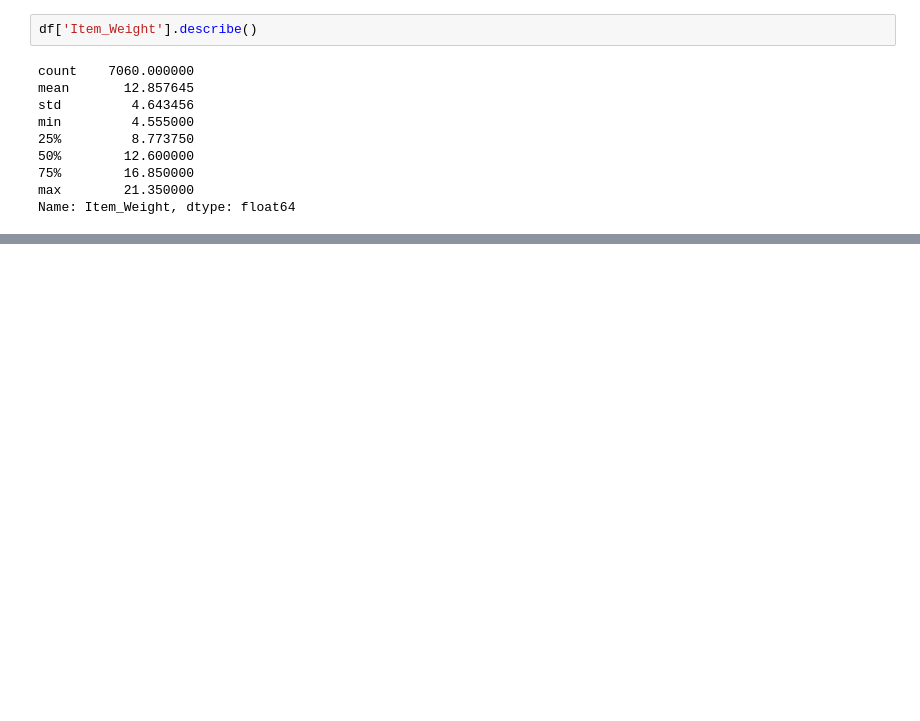
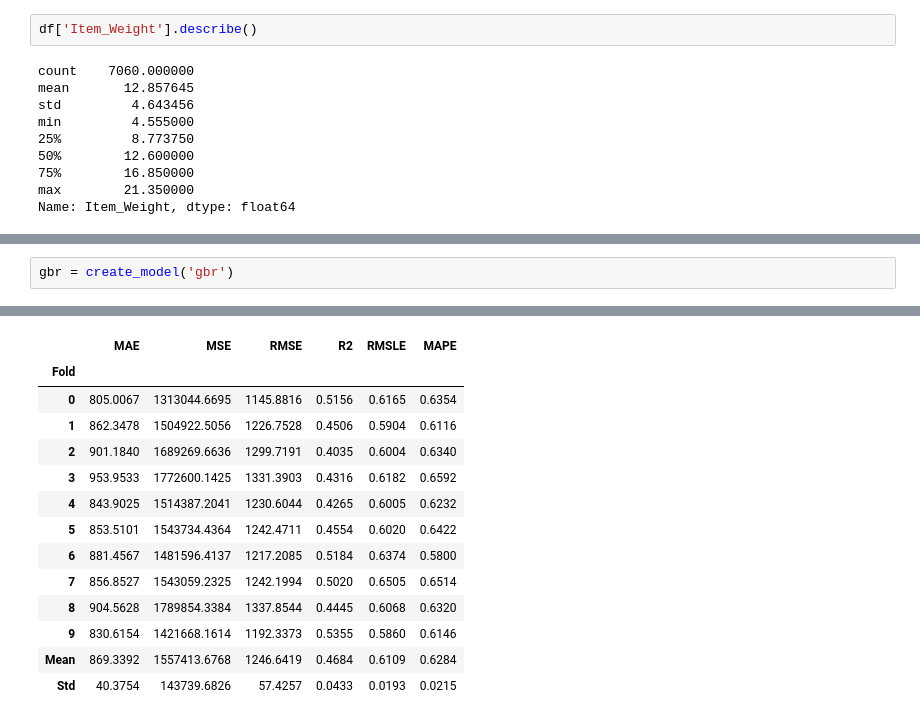
Before and after one commit to Adler-1014/SNU_ML_GROUP2, a Jupyter notebook: 머신러닝_전처리부터.ipynb, the cells around one changed output, grey strips where cells are left out. Drawn from its saved outputs; the diff is of its cells as text; blank space fills up the shorter version.

```diff
--- a/머신러닝_전처리부터.ipynb
+++ b/머신러닝_전처리부터.ipynb
@@ -127,0 +510,3 @@ plt.show()
+# %%
+gbr = create_model('gbr')
+# %% [output]
@@ -127,0 +514,14 @@ plt.show()
+|  | MAE | MSE | RMSE | R2 | RMSLE | MAPE |
+| Fold |  |  |  |  |  |  |
+| 0 | 805.0067 | 1313044.6695 | 1145.8816 | 0.5156 | 0.6165 | 0.6354 |
+| 1 | 862.3478 | 1504922.5056 | 1226.7528 | 0.4506 | 0.5904 | 0.6116 |
+| 2 | 901.1840 | 1689269.6636 | 1299.7191 | 0.4035 | 0.6004 | 0.6340 |
+| 3 | 953.9533 | 1772600.1425 | 1331.3903 | 0.4316 | 0.6182 | 0.6592 |
+| 4 | 843.9025 | 1514387.2041 | 1230.6044 | 0.4265 | 0.6005 | 0.6232 |
+| 5 | 853.5101 | 1543734.4364 | 1242.4711 | 0.4554 | 0.6020 | 0.6422 |
+| 6 | 881.4567 | 1481596.4137 | 1217.2085 | 0.5184 | 0.6374 | 0.5800 |
+| 7 | 856.8527 | 1543059.2325 | 1242.1994 | 0.5020 | 0.6505 | 0.6514 |
+| 8 | 904.5628 | 1789854.3384 | 1337.8544 | 0.4445 | 0.6068 | 0.6320 |
+| 9 | 830.6154 | 1421668.1614 | 1192.3373 | 0.5355 | 0.5860 | 0.6146 |
+| Mean | 869.3392 | 1557413.6768 | 1246.6419 | 0.4684 | 0.6109 | 0.6284 |
+| Std | 40.3754 | 143739.6826 | 57.4257 | 0.0433 | 0.0193 | 0.0215 |
```
Also changed, not shown: parts of 48 cells of this notebook.
